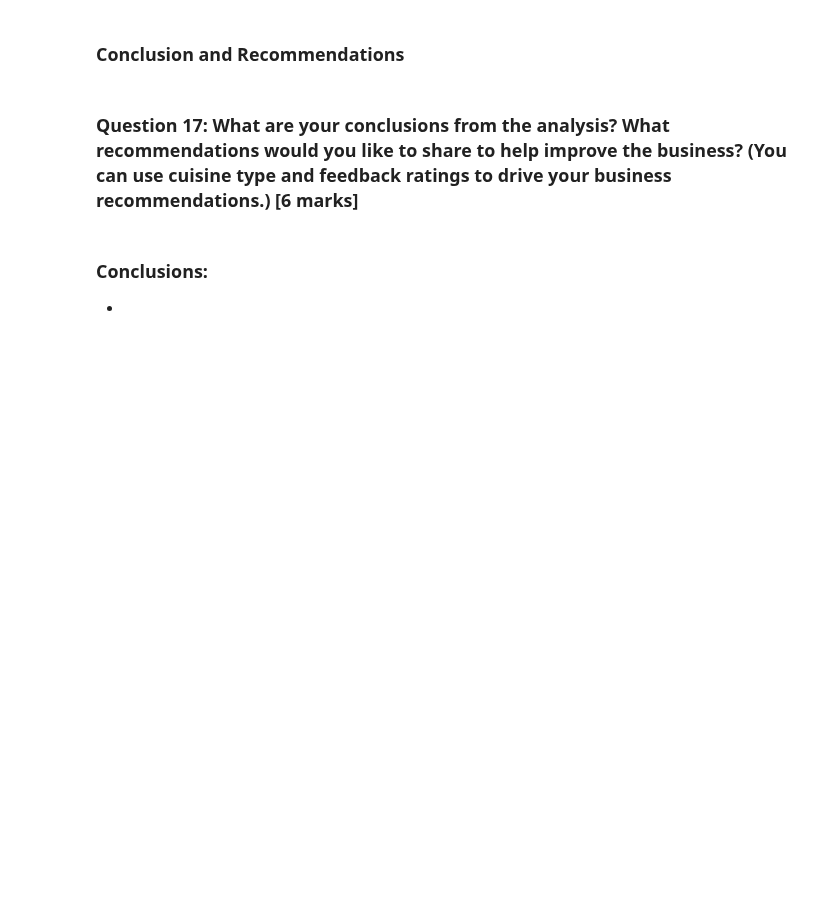
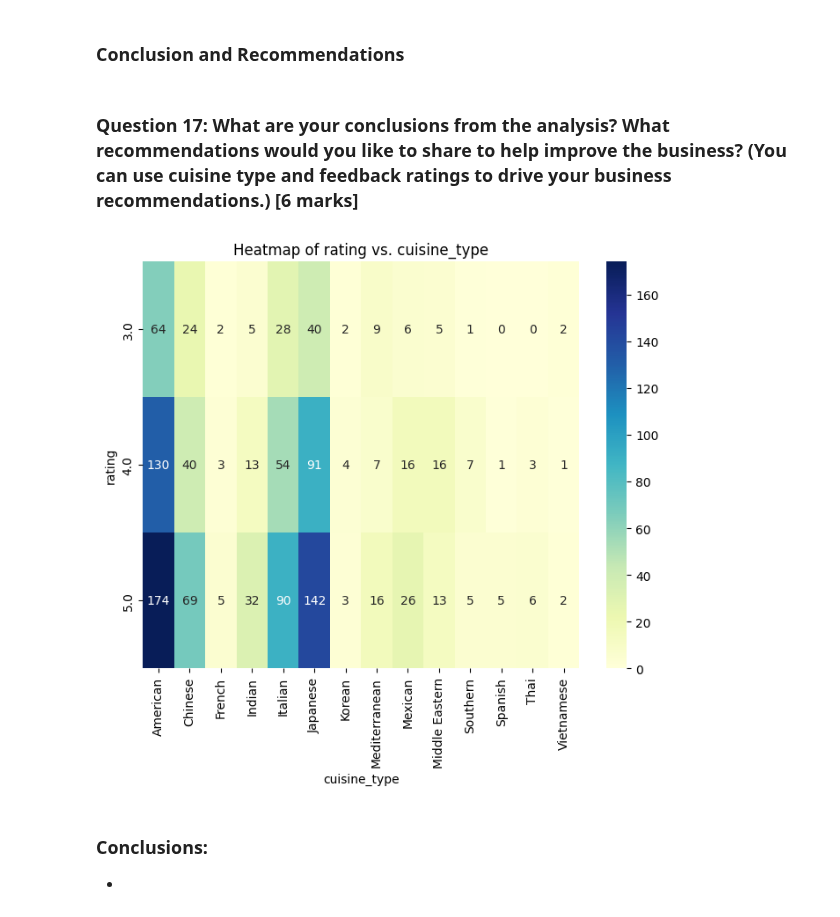
Before and after one commit to ankur0405/LearningPython, a Jupyter notebook: Learner_Notebook_Full_Code.ipynb, the cells around one changed output. Drawn from its saved outputs; the diff is of its cells as text; code cells hidden in the pictures; blank space fills up the shorter version.

```diff
--- a/Learner_Notebook_Full_Code.ipynb
+++ b/Learner_Notebook_Full_Code.ipynb
@@ -620,0 +617,5 @@ Blue Ribbon Sushi            4.219178           73
+# %%
+# Write the code here
+df['delivery_charges'] = df['cost_of_the_order'].apply(lambda x: 0.25 if x > 20 else 0.15 if x > 5 else 0)
+net_revenue = df['delivery_charges'].sum()
+print(f"Net revenue generated by the company: {net_revenue:.2f}")
@@ -626,0 +628,5 @@ Blue Ribbon Sushi            4.219178           73
+# %%
+# Write the code here
+df['total_time_to_delivery'] = df['food_preparation_time'] + df['delivery_time']
+percentage = len(df[df['total_time_to_delivery'] > 60]) / len(df) * 100
+print(f"Percentage of orders taking more than 60 minutes to get delivered: {percentage:.2f}%")
@@ -634,6 +659,19 @@ Blue Ribbon Sushi            4.219178           73
 ### Conclusion and Recommendations
 # %% [markdown]
 ### **Question 17:** What are your conclusions from the analysis? What recommendations would you like to share to help improve the business? (You can use cuisine type and feedback ratings to drive your business recommendations.) [6 marks]
+# %%
+# Create a contingency table (cross-tabulation)
+contingency_table = pd.crosstab(df['rating'], df['cuisine_type'])
+
+# Plot the heatmap
+plt.figure(figsize=(8, 6))
+sns.heatmap(contingency_table, annot=True, cmap='YlGnBu', fmt='d') # fmt='d' for integer counts
+plt.title('Heatmap of rating vs. cuisine_type')
+plt.xlabel('cuisine_type')
+plt.ylabel('rating')
+plt.show()
+# %% [output]
+[figure, added]
 # %% [markdown]
 ### Conclusions:
 *
```
Also changed, not shown: parts of 12 cells of this notebook.
